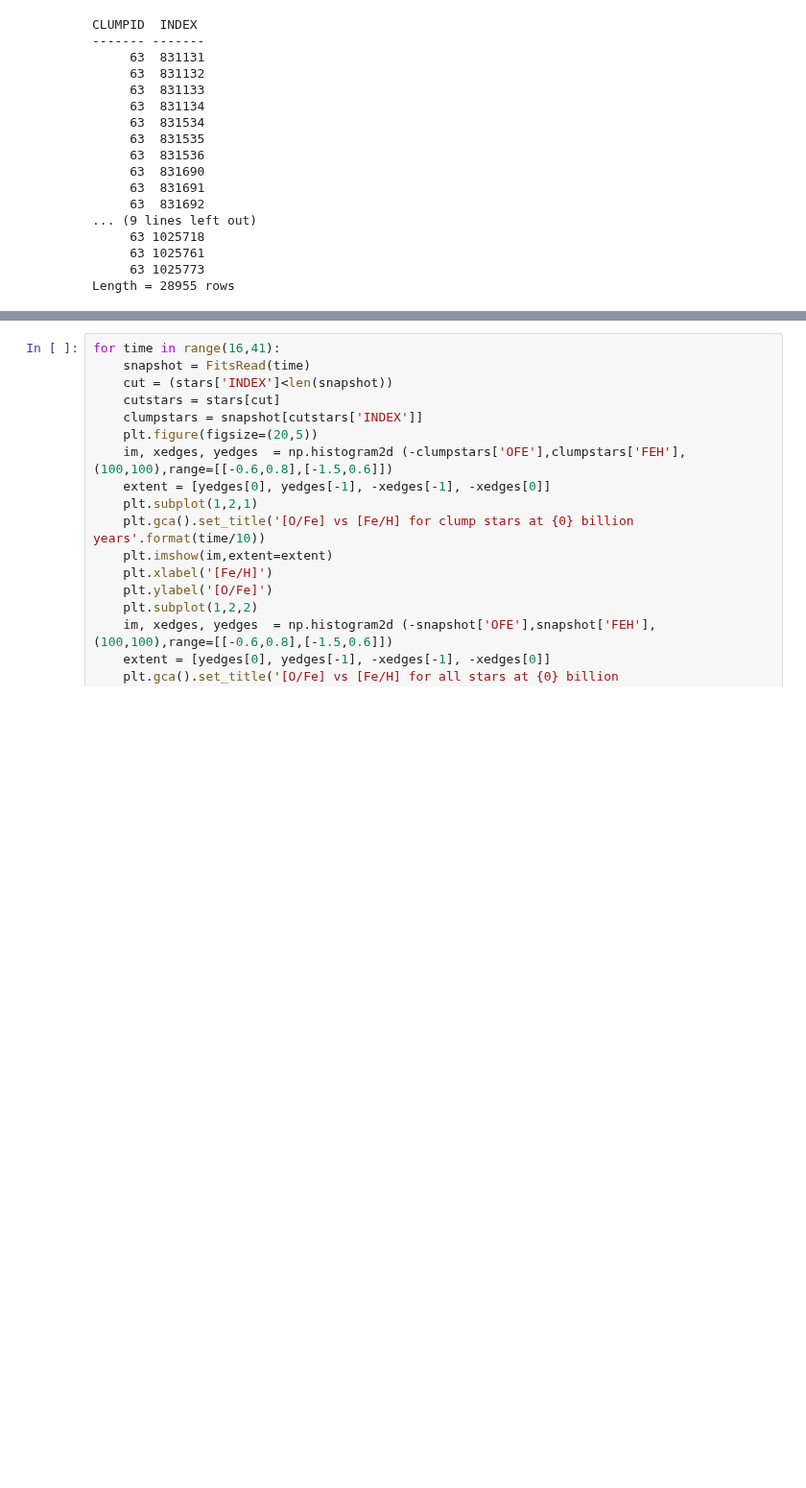
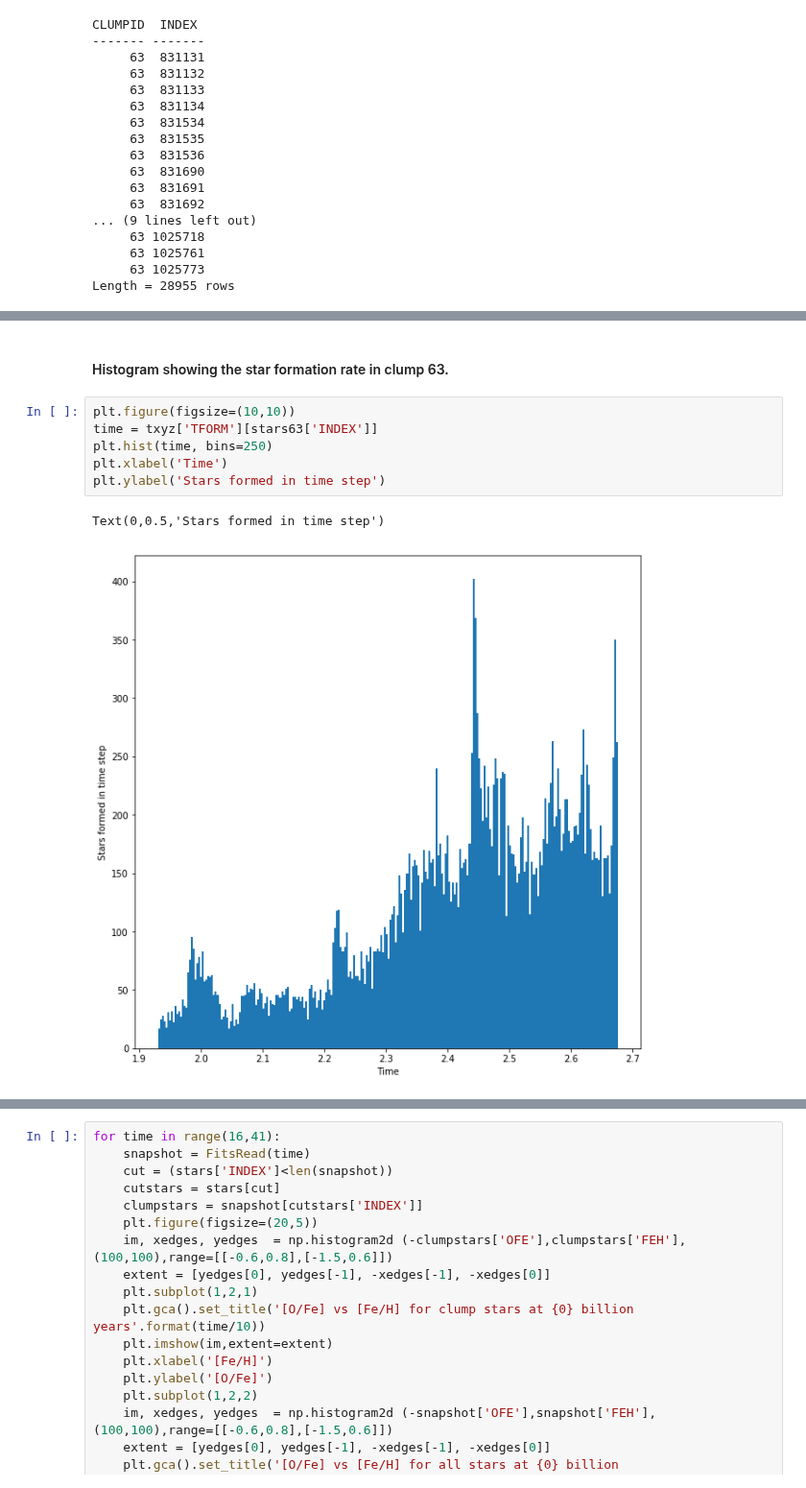
Before and after one commit to BethanyGarver/clumpy-star-formation, a Jupyter notebook: ClumpStars-checkpoint.ipynb, the cells around one changed output, grey strips where cells are left out. Shown at 96% size. Drawn from its saved outputs; the diff is of its cells as text; blank space fills up the shorter version.

```diff
--- a/ClumpStars-checkpoint.ipynb
+++ b/ClumpStars-checkpoint.ipynb
@@ -101,0 +183,11 @@ for time in range(20,28):
+# %% [markdown]
+<h4>Histogram showing the star formation rate in clump 63.</h4>
+# %%
+plt.figure(figsize=(10,10))
+time = txyz['TFORM'][stars63['INDEX']]
+plt.hist(time, bins=250)
+plt.xlabel('Time')
+plt.ylabel('Stars formed in time step')
+# %% [output]
+Text(0,0.5,'Stars formed in time step')
+[figure, added]
```
Also changed, not shown: parts of 12 cells of this notebook.
